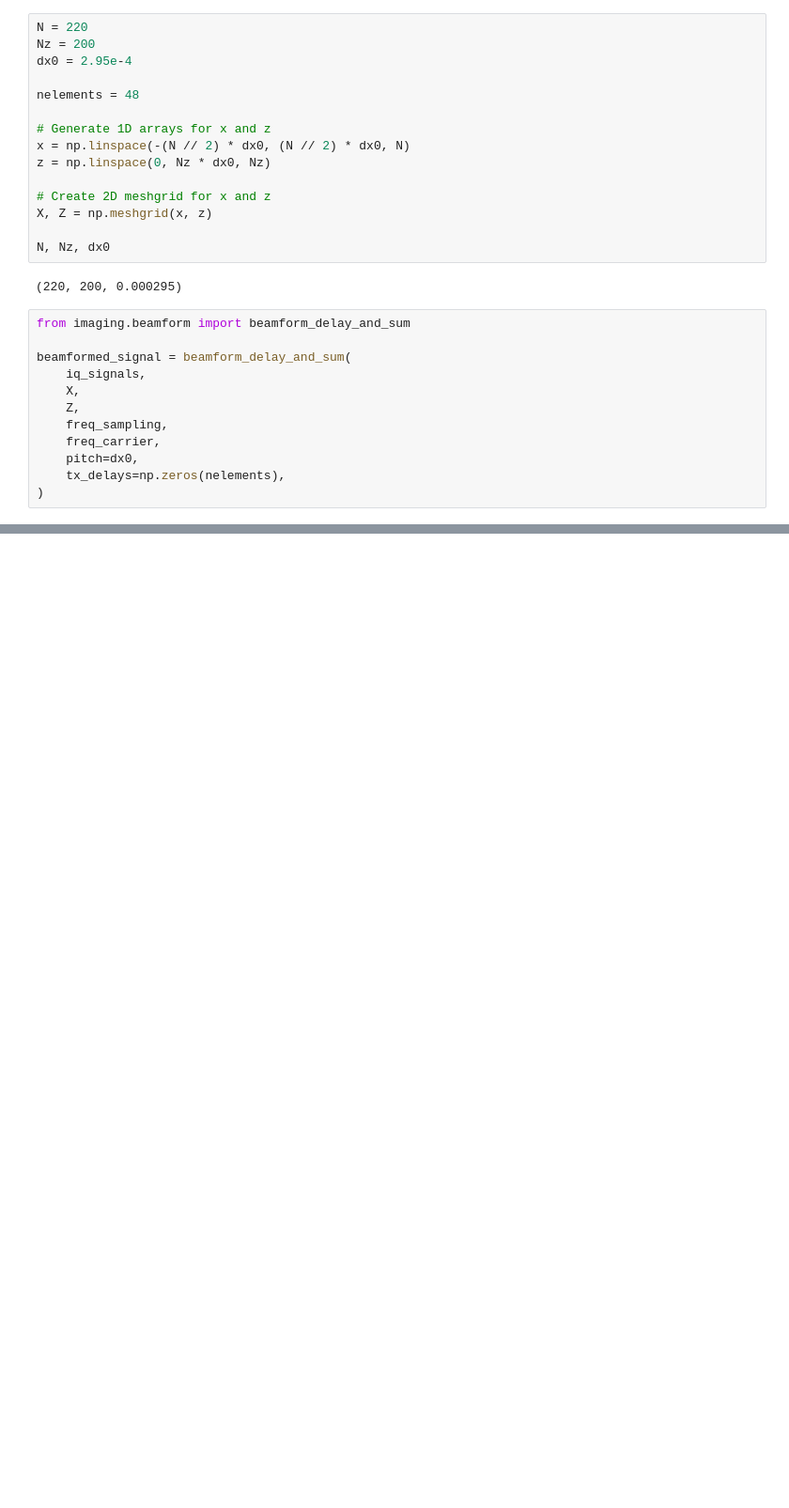
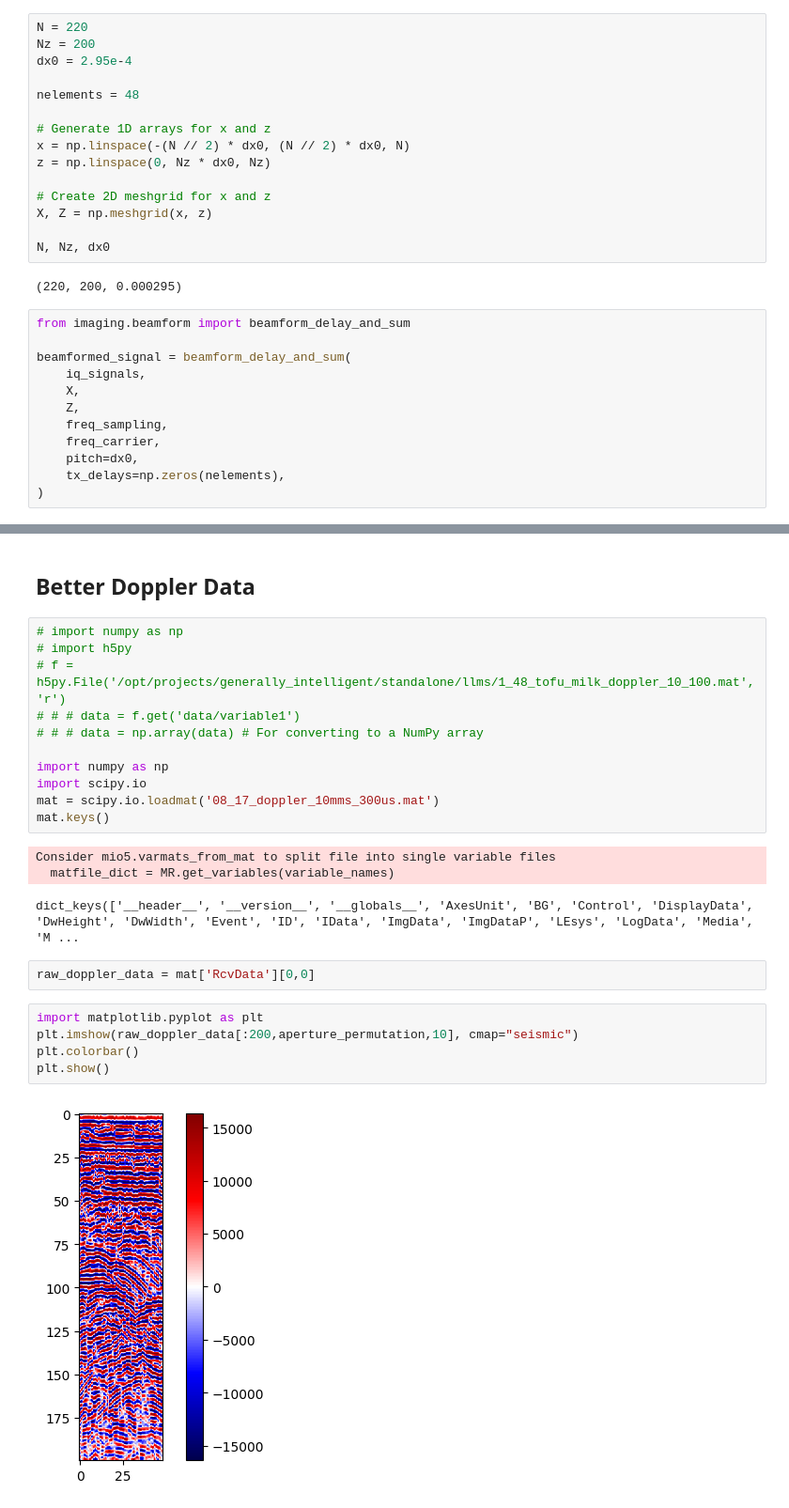
Before and after one commit to thomasrribeiro/brainhackFUS, a Jupyter notebook: notebooks/verasonics_ntkbeamform.ipynb, the cells around one changed output, grey strips where cells are left out. Shown at 94% size. Saved outputs shown, nothing was run; the diff lists cells and outputs as text; blank space fills up the shorter version.

```diff
--- a/notebooks/verasonics_ntkbeamform.ipynb
+++ b/notebooks/verasonics_ntkbeamform.ipynb
@@ -131,0 +153,26 @@ plt.show()
+# %% [markdown]
+## Better Doppler Data
+# %%
+# import numpy as np
+# import h5py
+# f = h5py.File('/opt/projects/generally_intelligent/standalone/llms/1_48_tofu_milk_doppler_10_100.mat','r')
+# # # data = f.get('data/variable1')
+# # # data = np.array(data) # For converting to a NumPy array
+
+import numpy as np
+import scipy.io
+mat = scipy.io.loadmat('08_17_doppler_10mms_300us.mat')
+mat.keys()
+# %% [output]
+Consider mio5.varmats_from_mat to split file into single variable files
+  matfile_dict = MR.get_variables(variable_names)
+dict_keys(['__header__', '__version__', '__globals__', 'AxesUnit', 'BG', 'Control', 'DisplayData', 'DwHeight', 'DwWidth', 'Event', 'ID', 'IData', 'ImgData', 'ImgDataP', 'LEsys', 'LogData', 'Media', 'M ...
+# %%
+raw_doppler_data = mat['RcvData'][0,0]
+# %%
+import matplotlib.pyplot as plt
+plt.imshow(raw_doppler_data[:200,aperture_permutation,10], cmap="seismic")
+plt.colorbar()
+plt.show()
+# %% [output]
+[figure, added]
```
Also changed, not shown: parts of 16 cells of this notebook.
